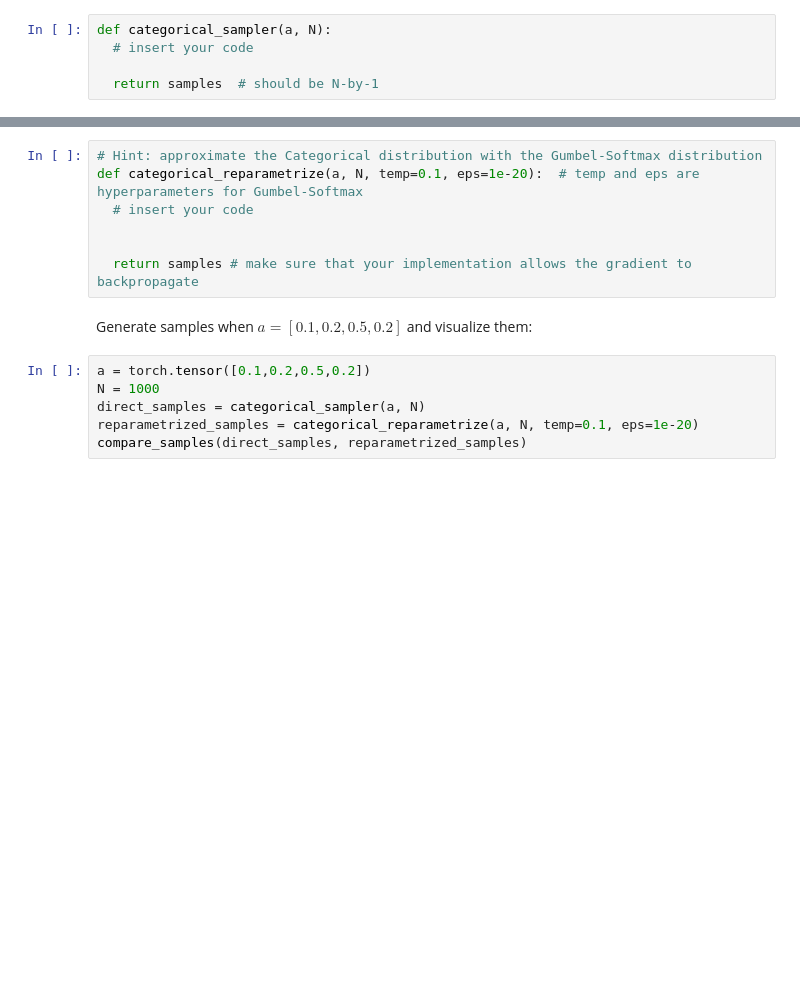
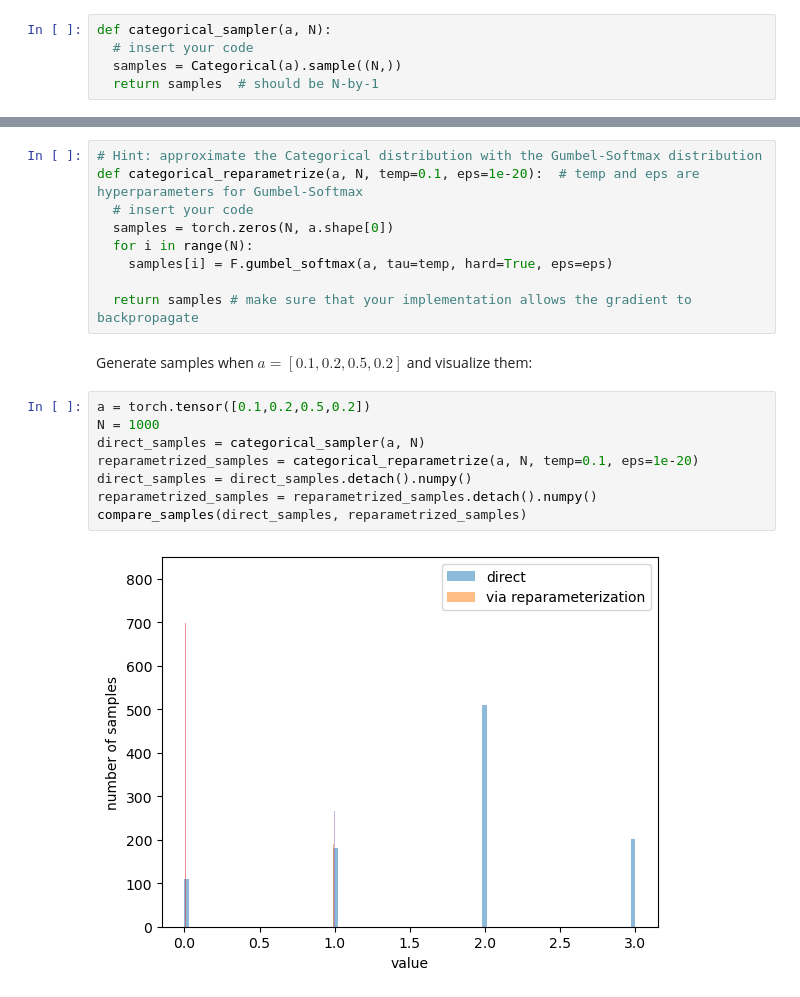
Before and after one commit to ttperr/DD2434-ML-KTH, a Jupyter notebook: Assignment 1/1B/code/1B-Reparameterization.ipynb, the cells around one changed output, grey strips where cells are left out. Drawn from its saved outputs; the diff is of its cells as text; blank space fills up the shorter version.

```diff
--- a/Assignment 1/1B/code/1B-Reparameterization.ipynb
+++ b/Assignment 1/1B/code/1B-Reparameterization.ipynb
@@ -58,7 +56,7 @@ Below write a function that generates N samples from Categorical (**a**), where
 # %%
 def categorical_sampler(a, N):
   # insert your code
-
+  samples = Categorical(a).sample((N,))
   return samples  # should be N-by-1
 # %% [markdown]
 Now write a function that generates samples from Categorical (**a**) via reparameterization:
@@ -66,7 +64,9 @@ Now write a function that generates samples from Categorical (**a**) via reparam
 # Hint: approximate the Categorical distribution with the Gumbel-Softmax distribution
 def categorical_reparametrize(a, N, temp=0.1, eps=1e-20):  # temp and eps are hyperparameters for Gumbel-Softmax
   # insert your code
-
+  samples = torch.zeros(N, a.shape[0])
+  for i in range(N):
+    samples[i] = F.gumbel_softmax(a, tau=temp, hard=True, eps=eps)
 
   return samples # make sure that your implementation allows the gradient to backpropagate
 # %% [markdown]
@@ -74,6 +74,10 @@ Generate samples when $a = [0.1,0.2,0.5,0.2]$ and visualize them:
 # %%
 a = torch.tensor([0.1,0.2,0.5,0.2])
 N = 1000
 direct_samples = categorical_sampler(a, N)
 reparametrized_samples = categorical_reparametrize(a, N, temp=0.1, eps=1e-20)
+direct_samples = direct_samples.detach().numpy()
+reparametrized_samples = reparametrized_samples.detach().numpy()
 compare_samples(direct_samples, reparametrized_samples)
+# %% [output]
+[figure, added]
```
Also changed, not shown: parts of 5 cells of this notebook, 2 other files.
